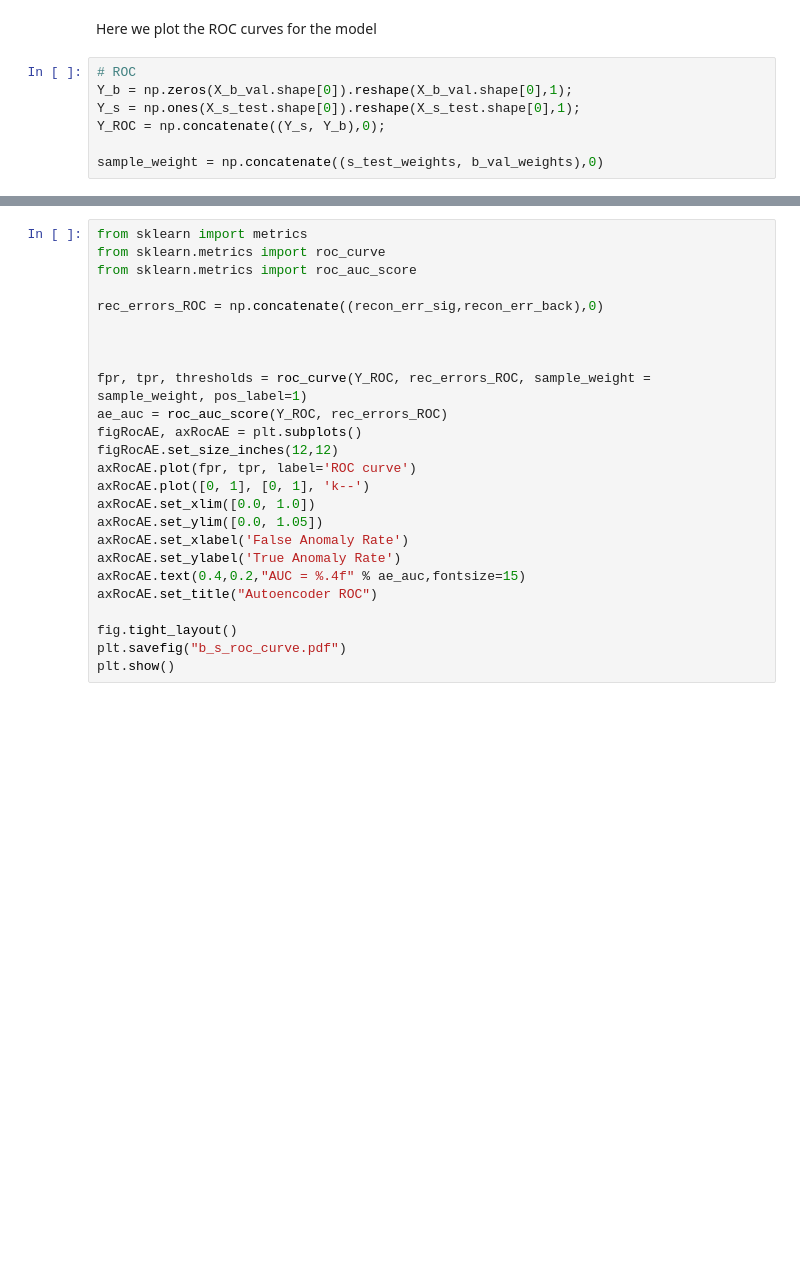
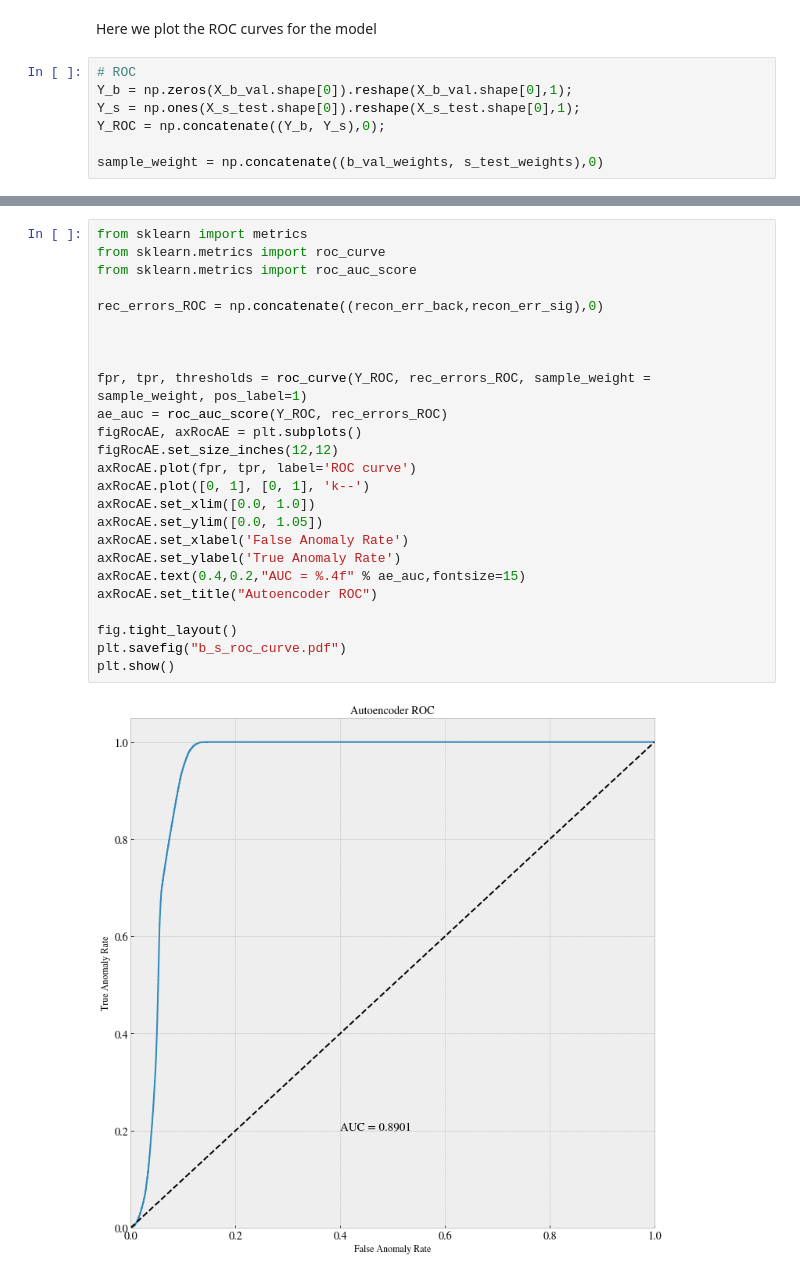
Before and after one commit to Gadangadang/FYS5555, a Jupyter notebook: Project3/Codebase/run_ml.ipynb, the cells around one changed output, grey strips where cells are left out. Drawn from its saved outputs; the diff is of its cells as text; blank space fills up the shorter version.

```diff
--- a/Project3/Codebase/run_ml.ipynb
+++ b/Project3/Codebase/run_ml.ipynb
@@ -329,6 +484,6 @@ Here we plot the ROC curves for the model
 # ROC
 Y_b = np.zeros(X_b_val.shape[0]).reshape(X_b_val.shape[0],1);
 Y_s = np.ones(X_s_test.shape[0]).reshape(X_s_test.shape[0],1);
-Y_ROC = np.concatenate((Y_s, Y_b),0);
+Y_ROC = np.concatenate((Y_b, Y_s),0);
 
-sample_weight = np.concatenate((s_test_weights, b_val_weights),0)
+sample_weight = np.concatenate((b_val_weights, s_test_weights),0)
@@ -335,25 +492,27 @@ sample_weight = np.concatenate((s_test_weights, b_val_weights),0)
 # %%
 from sklearn import metrics
 from sklearn.metrics import roc_curve
 from sklearn.metrics import roc_auc_score
 
-rec_errors_ROC = np.concatenate((recon_err_sig,recon_err_back),0)
+rec_errors_ROC = np.concatenate((recon_err_back,recon_err_sig),0)
 
 
 
 fpr, tpr, thresholds = roc_curve(Y_ROC, rec_errors_ROC, sample_weight = sample_weight, pos_label=1)
 ae_auc = roc_auc_score(Y_ROC, rec_errors_ROC)
 figRocAE, axRocAE = plt.subplots()
 figRocAE.set_size_inches(12,12)
 axRocAE.plot(fpr, tpr, label='ROC curve')
 axRocAE.plot([0, 1], [0, 1], 'k--')
 axRocAE.set_xlim([0.0, 1.0])
 axRocAE.set_ylim([0.0, 1.05])
 axRocAE.set_xlabel('False Anomaly Rate')
 axRocAE.set_ylabel('True Anomaly Rate')
 axRocAE.text(0.4,0.2,"AUC = %.4f" % ae_auc,fontsize=15)
 axRocAE.set_title("Autoencoder ROC")
 
 fig.tight_layout()
 plt.savefig("b_s_roc_curve.pdf")
 plt.show()
+# %% [output]
+[figure, added]
```
Also changed, not shown: parts of 28 cells of this notebook, 8 other files.
